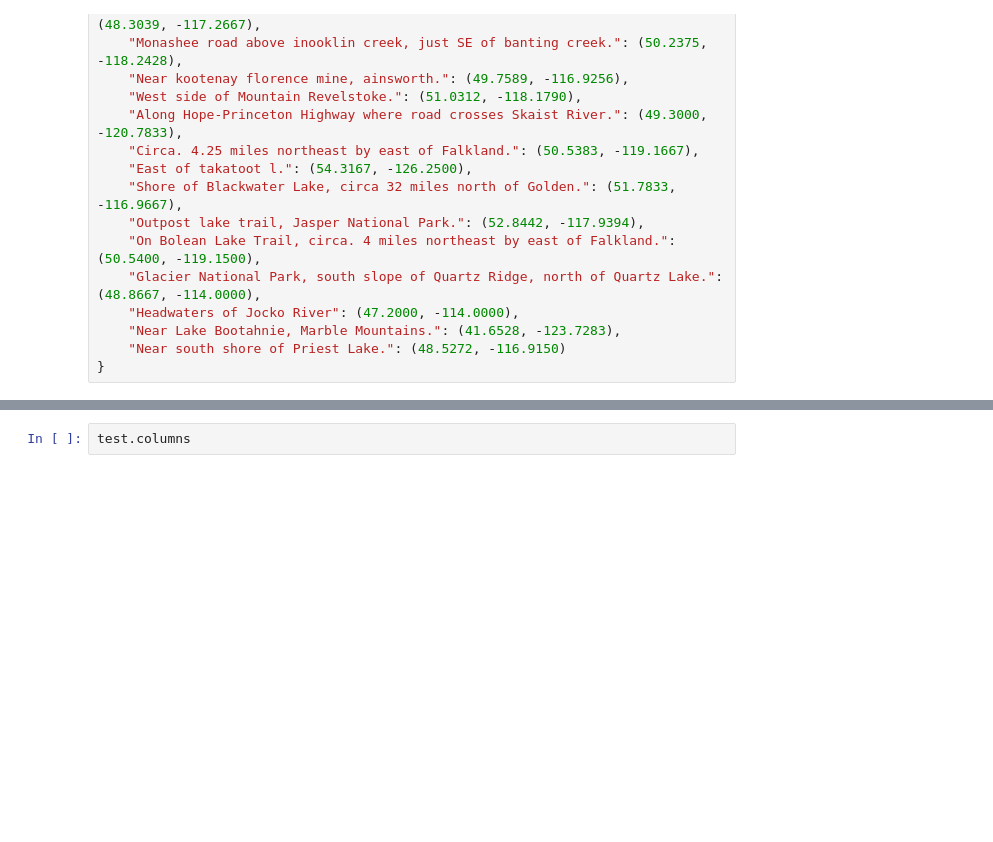
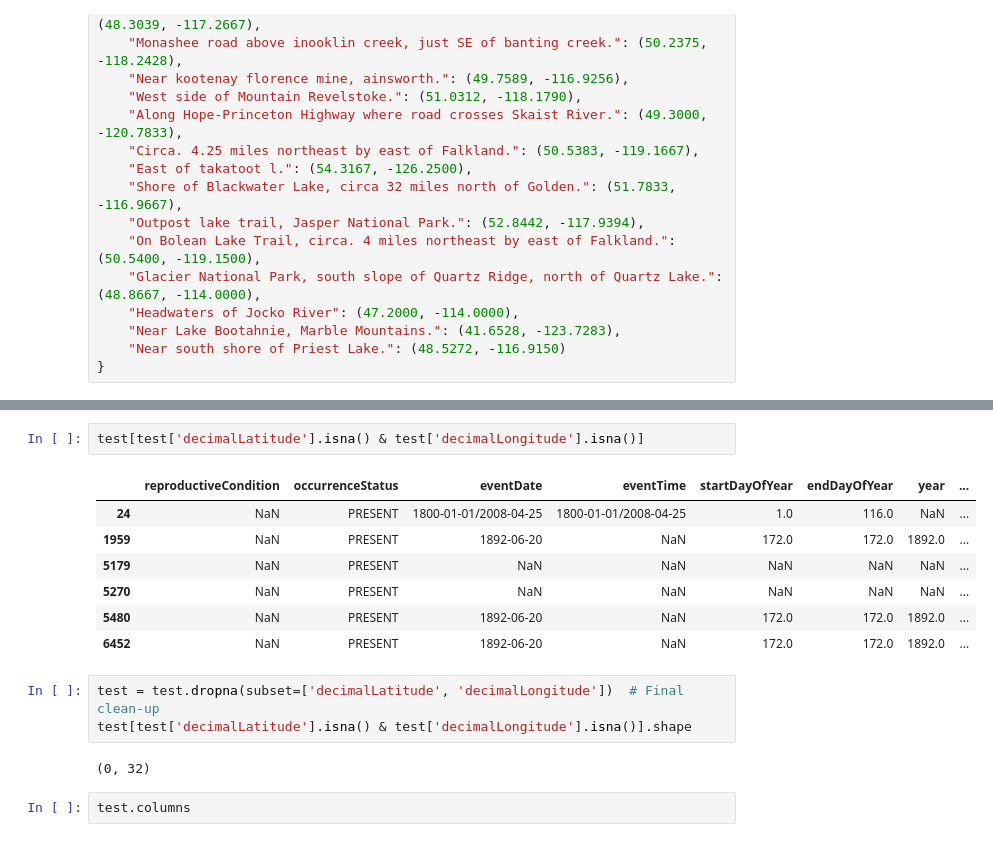
Before and after one commit to BOYSABIO/Huckleberry-Habitat-Suitability-Model, a Jupyter notebook: notebooks/Huckleberry.ipynb, the cells around one changed output, grey strips where cells are left out. Cells and saved outputs as stored; diff of their text form; blank space fills up the shorter version.

```diff
--- a/notebooks/Huckleberry.ipynb
+++ b/notebooks/Huckleberry.ipynb
@@ -421,3 +437,18 @@ test[test['decimalLatitude'].isna() & test['decimalLongitude'].isna()].shape
+# %%
+test[test['decimalLatitude'].isna() & test['decimalLongitude'].isna()]
+# %% [output]
+|  | reproductiveCondition | occurrenceStatus | eventDate | eventTime | startDayOfYear | endDayOfYear | year | ... |
+| 24 | NaN | PRESENT | 1800-01-01/2008-04-25 | 1800-01-01/2008-04-25 | 1.0 | 116.0 | NaN | ... |
+| 1959 | NaN | PRESENT | 1892-06-20 | NaN | 172.0 | 172.0 | 1892.0 | ... |
+| 5179 | NaN | PRESENT | NaN | NaN | NaN | NaN | NaN | ... |
+| 5270 | NaN | PRESENT | NaN | NaN | NaN | NaN | NaN | ... |
+| 5480 | NaN | PRESENT | 1892-06-20 | NaN | 172.0 | 172.0 | 1892.0 | ... |
+| 6452 | NaN | PRESENT | 1892-06-20 | NaN | 172.0 | 172.0 | 1892.0 | ... |
+# %%
+test = test.dropna(subset=['decimalLatitude', 'decimalLongitude'])  # Final clean-up
+test[test['decimalLatitude'].isna() & test['decimalLongitude'].isna()].shape
+# %% [output]
+(0, 32)
 # %%
 test.columns
 # %% [output]
```
Also changed, not shown: parts of 12 cells of this notebook, 3 other files.
